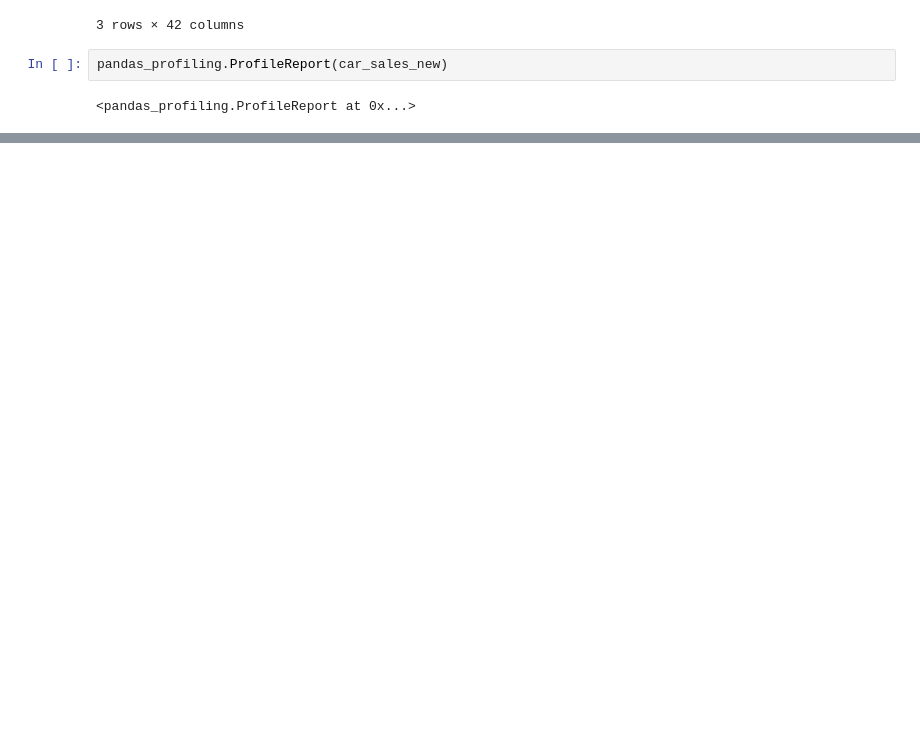
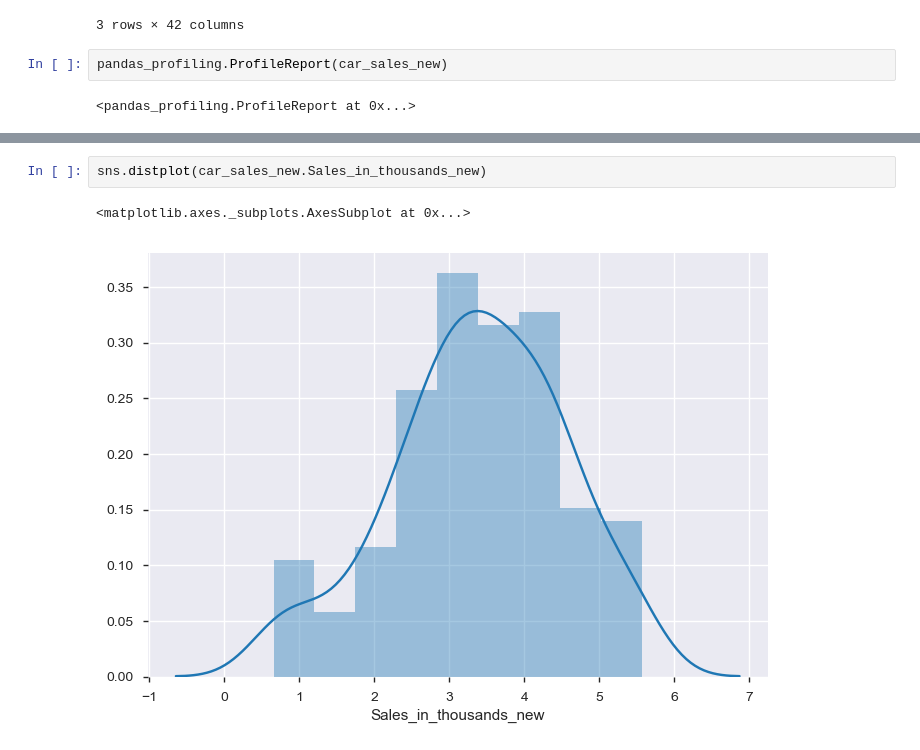
Before and after one commit to satyalvsu/Basics-python, a Jupyter notebook: Car_sales Linear Regression Practice.ipynb, the cells around one changed output, grey strips where cells are left out. Saved outputs shown, nothing was run; the diff lists cells and outputs as text; blank space fills up the shorter version.

```diff
--- a/Car_sales Linear Regression Practice.ipynb
+++ b/Car_sales Linear Regression Practice.ipynb
@@ -348,0 +360,5 @@ pandas_profiling.ProfileReport(car_sales_new)
+# %%
+sns.distplot(car_sales_new.Sales_in_thousands_new)
+# %% [output]
+<matplotlib.axes._subplots.AxesSubplot at 0x...>
+[figure, added]
```
Also changed, not shown: parts of 30 cells of this notebook.
